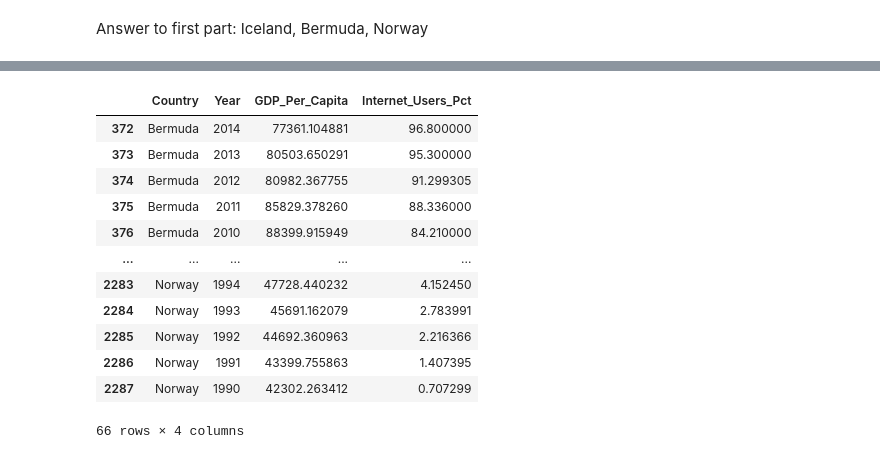
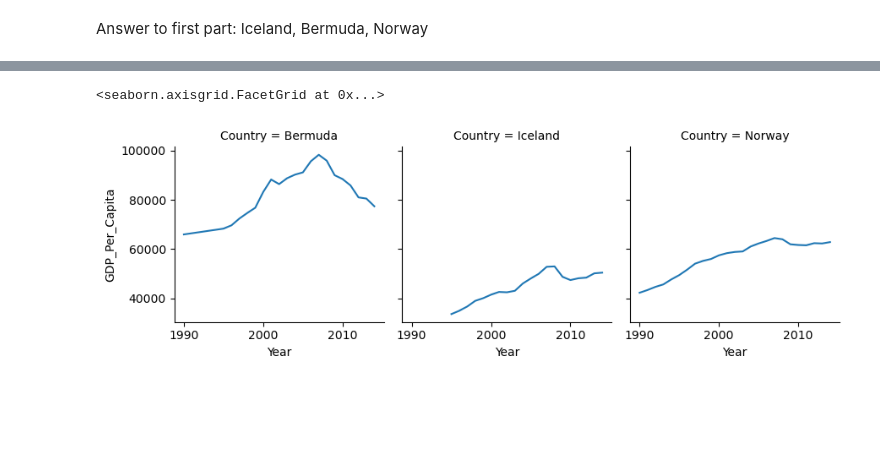
Before and after one commit to NSS-Data-Analytics-Cohort-10/gdp-and-internet-usage-rushichokshi, a Jupyter notebook: notebooks/un_notebook.ipynb, the cells around one changed output, grey strips where cells are left out. Saved outputs shown, nothing was run; the diff lists cells and outputs as text; code cells hidden in the pictures; blank space fills up the shorter version.

Commit message:
on number 23

```diff
--- a/notebooks/un_notebook.ipynb
+++ b/notebooks/un_notebook.ipynb
@@ -759,16 +753,6 @@ AttributeError: 'DataFrame' object has no attribute 'map_dataframe'
-# %%
-number21
-# %% [output]
-|  | Country | Year | GDP_Per_Capita | Internet_Users_Pct |
-| 372 | Bermuda | 2014 | 77361.104881 | 96.800000 |
-| 373 | Bermuda | 2013 | 80503.650291 | 95.300000 |
-| 374 | Bermuda | 2012 | 80982.367755 | 91.299305 |
-| 375 | Bermuda | 2011 | 85829.378260 | 88.336000 |
-| 376 | Bermuda | 2010 | 88399.915949 | 84.210000 |
-| ... | ... | ... | ... | ... |
-| 2283 | Norway | 1994 | 47728.440232 | 4.152450 |
-| 2284 | Norway | 1993 | 45691.162079 | 2.783991 |
-| 2285 | Norway | 1992 | 44692.360963 | 2.216366 |
-| 2286 | Norway | 1991 | 43399.755863 | 1.407395 |
-| 2287 | Norway | 1990 | 42302.263412 | 0.707299 |
-66 rows × 4 columns
+# %%
+graph = sns.FacetGrid(number21,col='Country')
+graph.map_dataframe(sns.lineplot,x='Year',y='GDP_Per_Capita')
+# %% [output]
+<seaborn.axisgrid.FacetGrid at 0x...>
+[figure, added]
```
Also changed, not shown: parts of 6 cells of this notebook.
